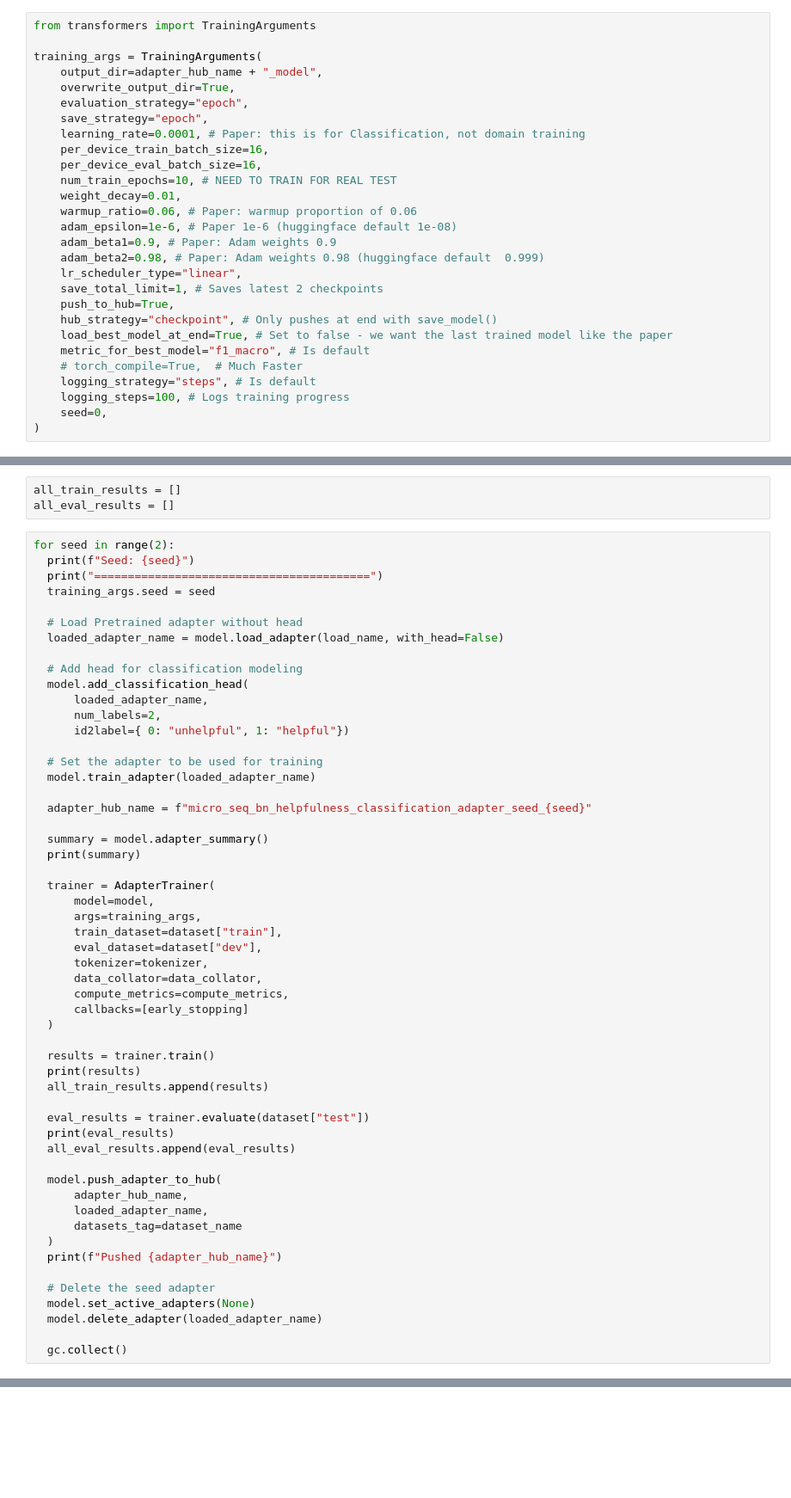
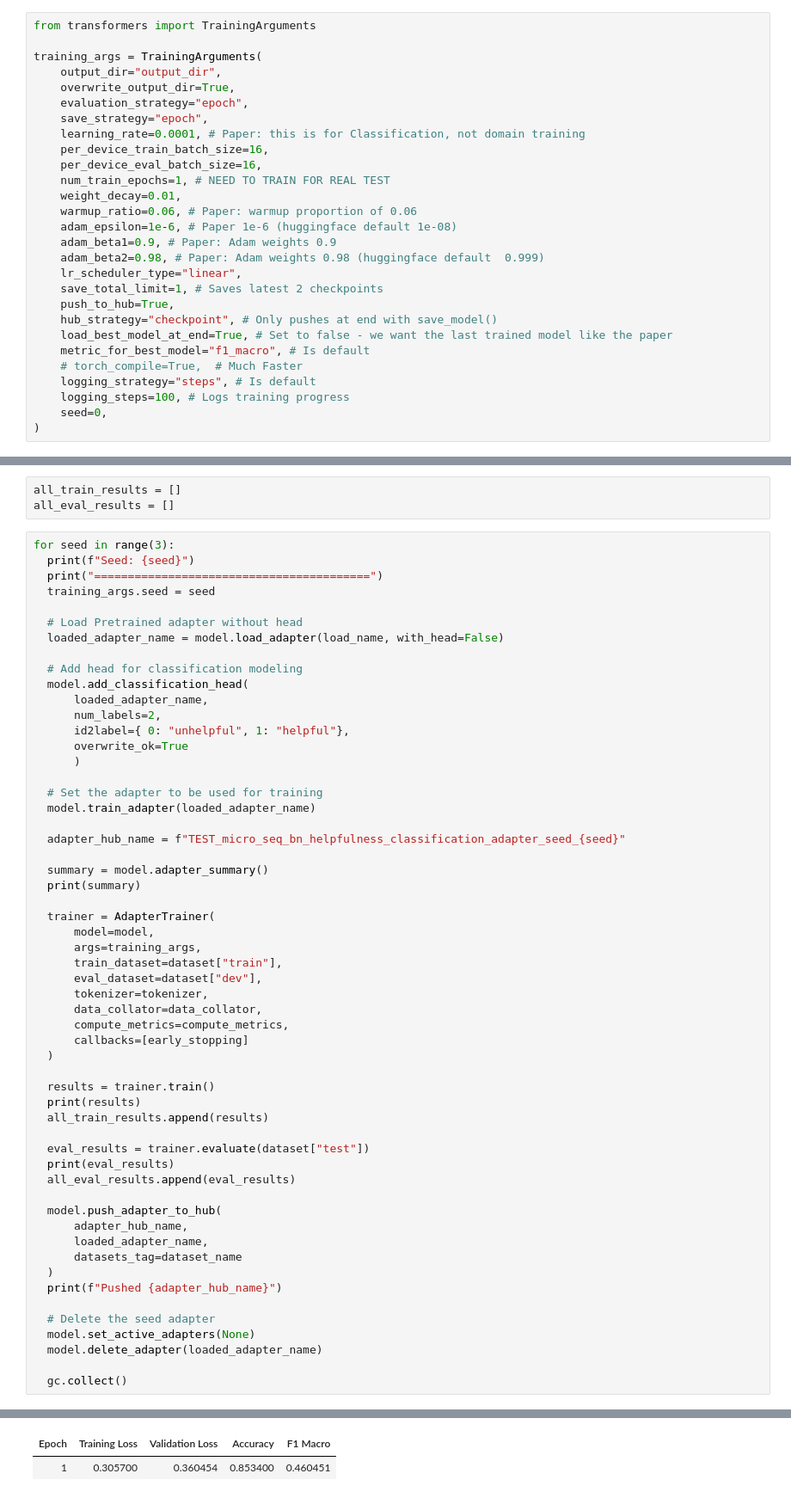
Before and after one commit to BigTMiami/AdaptOrDie, a Jupyter notebook: micro_seq_bn_helpfulness_classification_multi_seed.ipynb, the cells around one changed output, grey strips where cells are left out. Shown at 86% size. Saved outputs shown, nothing was run; the diff lists cells and outputs as text; blank space fills up the shorter version.

Commit message:
after test run

```diff
--- a/micro_seq_bn_helpfulness_classification_multi_seed.ipynb
+++ b/micro_seq_bn_helpfulness_classification_multi_seed.ipynb
@@ -53,14 +94,14 @@ model = AutoAdapterModel.from_pretrained(
 from transformers import TrainingArguments
 
 training_args = TrainingArguments(
-    output_dir=adapter_hub_name + "_model",
+    output_dir="output_dir",
     overwrite_output_dir=True,
     evaluation_strategy="epoch",
     save_strategy="epoch",
     learning_rate=0.0001, # Paper: this is for Classification, not domain training
     per_device_train_batch_size=16,
     per_device_eval_batch_size=16,
-    num_train_epochs=10, # NEED TO TRAIN FOR REAL TEST
+    num_train_epochs=1, # NEED TO TRAIN FOR REAL TEST
     weight_decay=0.01,
     warmup_ratio=0.06, # Paper: warmup proportion of 0.06
     adam_epsilon=1e-6, # Paper 1e-6 (huggingface default 1e-08)
@@ -90,7 +131,7 @@ import gc
 all_train_results = []
 all_eval_results = []
 # %%
-for seed in range(2):
+for seed in range(3):
   print(f"Seed: {seed}")
   print("=========================================")
   training_args.seed = seed
@@ -102,12 +143,14 @@ for seed in range(2):
   model.add_classification_head(
       loaded_adapter_name,
       num_labels=2,
-      id2label={ 0: "unhelpful", 1: "helpful"})
+      id2label={ 0: "unhelpful", 1: "helpful"},
+      overwrite_ok=True
+      )
 
   # Set the adapter to be used for training
   model.train_adapter(loaded_adapter_name)
 
-  adapter_hub_name = f"micro_seq_bn_helpfulness_classification_adapter_seed_{seed}"
+  adapter_hub_name = f"TEST_micro_seq_bn_helpfulness_classification_adapter_seed_{seed}"
 
   summary = model.adapter_summary()
   print(summary)
@@ -143,3 +186,4 @@ for seed in range(2):
   model.delete_adapter(loaded_adapter_name)
 
   gc.collect()
+# %% [output]
@@ -145,0 +203,2 @@ for seed in range(2):
+| Epoch | Training Loss | Validation Loss | Accuracy | F1 Macro |
+| 1 | 0.305700 | 0.360454 | 0.853400 | 0.460451 |
```
Also changed, not shown: parts of 8 cells of this notebook.
